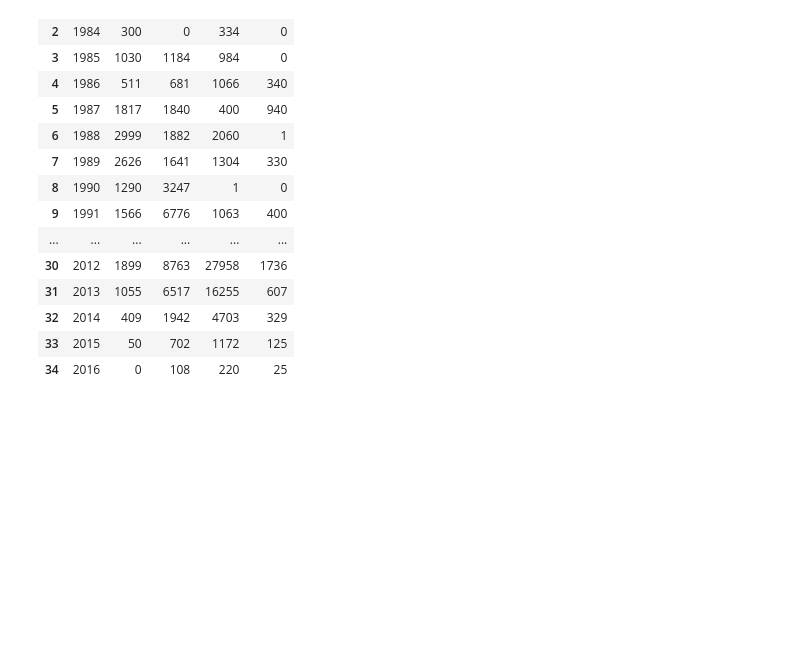
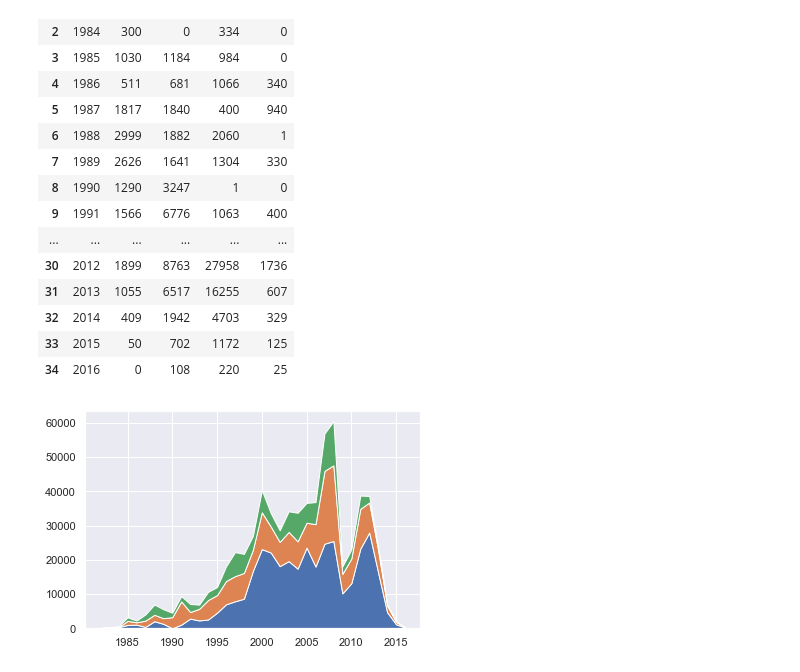
Before and after one commit to anantcodes/Data-Analysis, a Jupyter notebook: Data Visualization.ipynb, the cells around one changed output. Cells and saved outputs as stored; diff of their text form; code cells hidden in the pictures; blank space fills up the shorter version.

Commit message:
:sparkles: stacked area chart

```diff
--- a/Data Visualization.ipynb
+++ b/Data Visualization.ipynb
@@ -149,3 +149,11 @@ df_fuel_engine_types
 | 32 | 2014 | 409 | 1942 | 4703 | 329 |
 | 33 | 2015 | 50 | 702 | 1172 | 125 |
 | 34 | 2016 | 0 | 108 | 220 | 25 |
+# %%
+plt.stackplot(df_fuel_engine_types["Year"],
+             df_fuel_engine_types["Diesel"],
+             df_fuel_engine_types["Petrol"],
+             df_fuel_engine_types["Gas"])
+plt.show()
+# %% [output]
+[figure, added]
```
Also changed, not shown: parts of 2 cells of this notebook.
